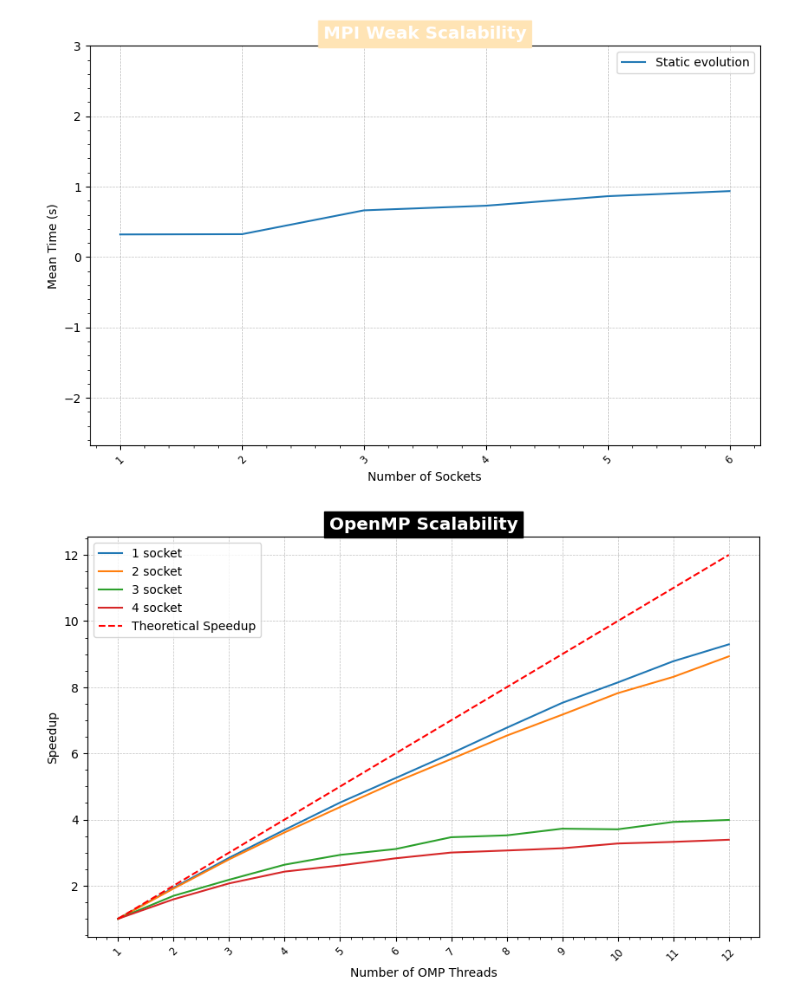
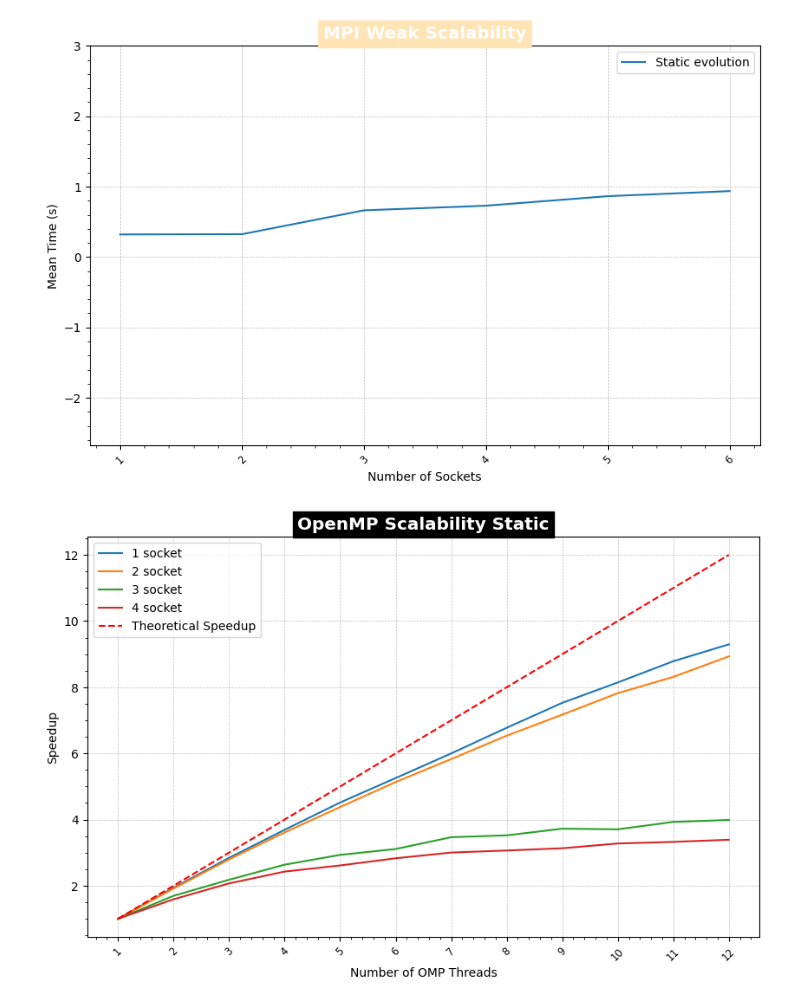
Before and after one commit to gianmarcoalessio/FHPC-assignment, a Jupyter notebook: exercise1/plot/plot.ipynb, the cells around one changed output. Saved outputs shown, nothing was run; the diff lists cells and outputs as text; code cells hidden in the pictures.

Commit message:
plot

```diff
--- a/exercise1/plot/plot.ipynb
+++ b/exercise1/plot/plot.ipynb
@@ -73,9 +73,9 @@ plot_speedup([
 # %%
 plot_speedup([
     '../thin/omp_scalability/1_sockets.csv',
     '../thin/omp_scalability/2_sockets.csv',
     '../thin/omp_scalability/3_sockets.csv',
     '../thin/omp_scalability/4_sockets.csv'
-], ['1 socket', '2 socket', '3 socket', '4 socket'], ttp=True,x_index=0, y_index=1, title='OpenMP Scalability', x_label='Number of OMP Threads', y_label='Speedup', background='black', colortitle='white')
+], ['1 socket', '2 socket', '3 socket', '4 socket'], ttp=True,x_index=0, y_index=1, title='OpenMP Scalability Static', x_label='Number of OMP Threads', y_label='Speedup', background='black', colortitle='white')
 # %% [output]
-[figure, old version]
+[figure, new version]
```
Also changed, not shown: parts of 1 cell of this notebook, 3 other files.
